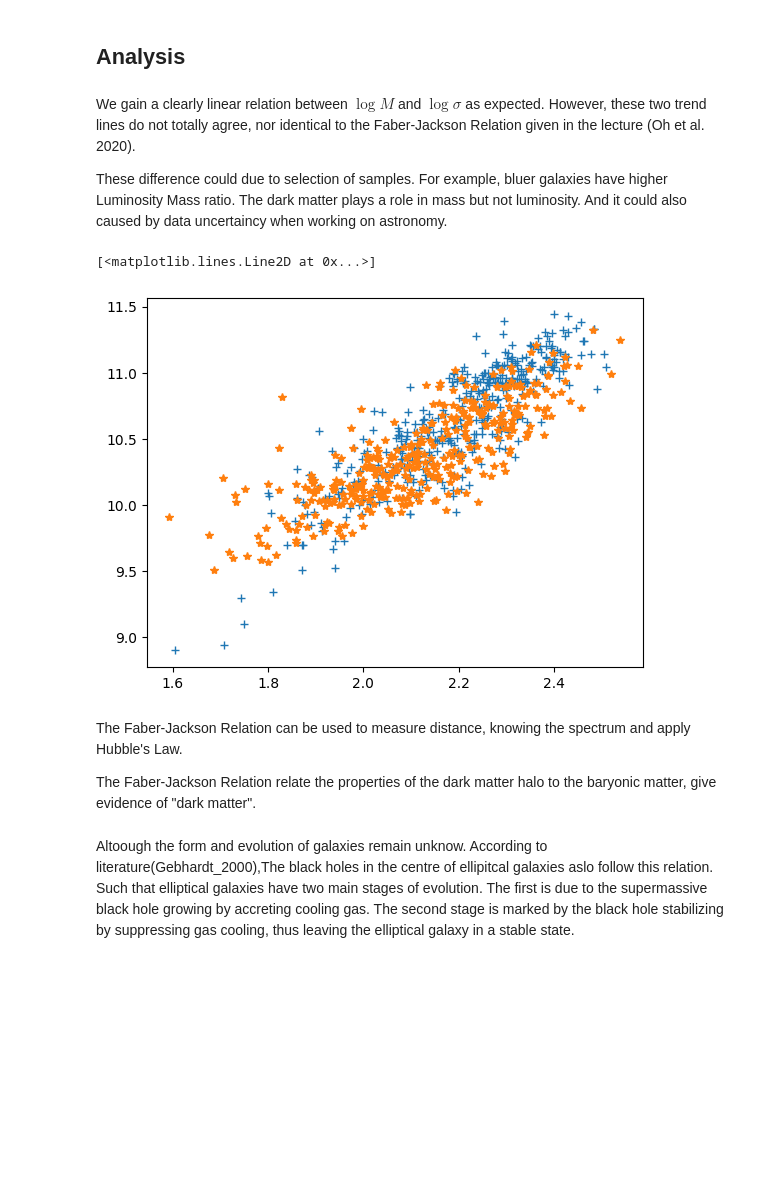
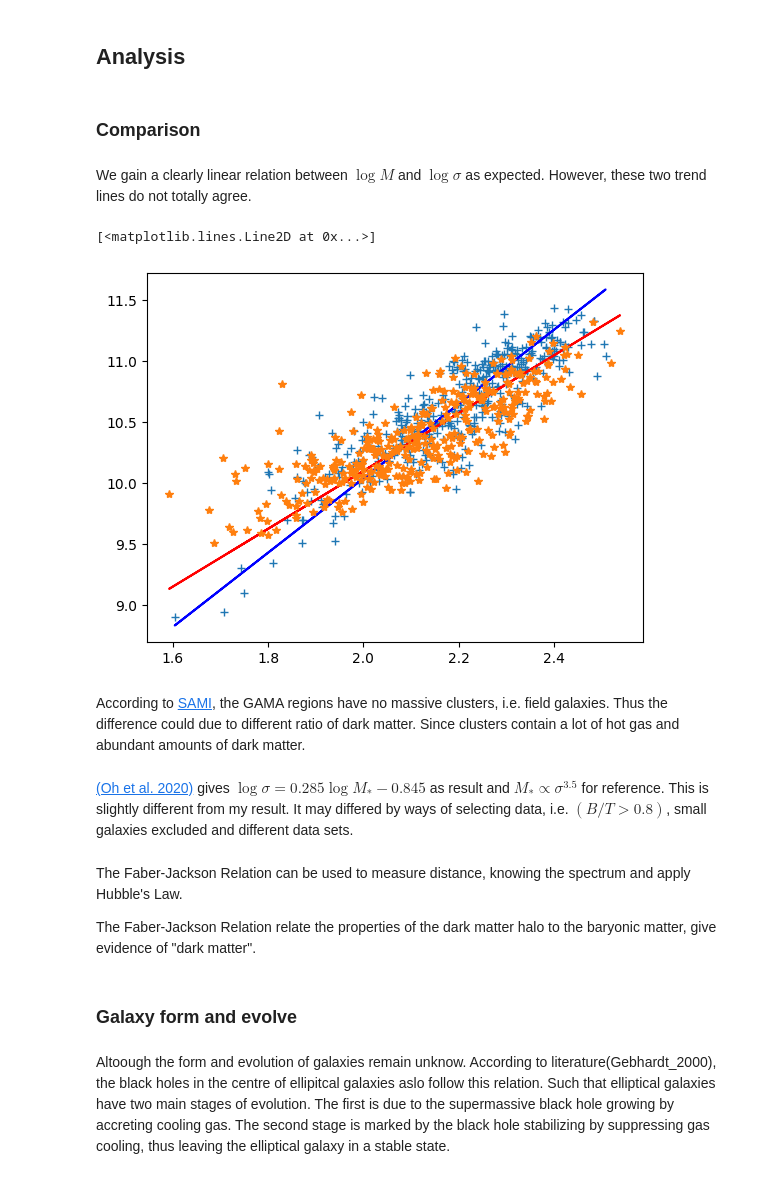
Before and after one commit to Yuang-Tan/PHYS3116-Computational, a Jupyter notebook: computation 2.ipynb, the cells around one changed output. Cells and saved outputs as stored; diff of their text form; code cells hidden in the pictures; blank space fills up the shorter version.

```diff
--- a/computation 2.ipynb
+++ b/computation 2.ipynb
@@ -378,19 +384,34 @@ Text(0, 0.5, '$logM_*$ $[M_\\odot]$')
 [figure]
 # %% [markdown]
 ## Analysis
+# %% [markdown]
+### Comparison
 # %% [markdown]
-We gain a clearly linear relation between $\log M$ and $\log \sigma $ as expected. However, these two trend lines do not totally agree, nor identical to the Faber-Jackson Relation given in the lecture (Oh et al. 2020).
-
-These difference could due to selection of samples. For example, bluer galaxies have higher Luminosity Mass ratio. The dark matter plays a role in mass but not luminosity. And it could also caused by data uncertaincy when working on astronomy.
+We gain a clearly linear relation between $\log M$ and $\log \sigma $ as expected. However, these two trend lines do not totally agree.
 # %%
 plt.plot(np.log10(gama_velocity_dispersion),gama_mstar, '+')
+
+plt.plot(np.log10(gama_velocity_dispersion_no_nan), linear(gama_output.beta, np.log10(gama_velocity_dispersion_no_nan)),
+         color='blue', label = "y = ({:.2f} +/- {:.2f}) * x\n+ ({:.2f} +/- {:.2f})"
+         .format(gama_output.beta[0], gama_output.sd_beta[0],gama_output.beta[1], gama_output.sd_beta[1]))
+
+plt.plot(np.log10(clusters_velocity_dispersion_no_nan), linear(clusters_output.beta, np.log10(clusters_velocity_dispersion_no_nan)),
+         color='red', label = "y = ({:.2f} +/- {:.2f}) * x\n+ ({:.2f} +/- {:.2f})"
+         .format(clusters_output.beta[0], clusters_output.sd_beta[0],clusters_output.beta[1], clusters_output.sd_beta[1]))
+
 plt.plot(np.log10(clusters_velocity_dispersion),clusters_mstar, '*')
 # %% [output]
 [<matplotlib.lines.Line2D at 0x...>]
-[figure, old version]
+[figure, new version]
+# %% [markdown]
+According to [SAMI](https://sami-survey.org/science-overview), the GAMA regions have no massive clusters, i.e. field galaxies. Thus the difference could due to different ratio of dark matter. Since clusters contain a lot of hot gas and abundant amounts of dark matter.
+# %% [markdown]
+[(Oh et al. 2020)](https://academic.oup.com/mnras/article/495/4/4638/5837093) gives $\log \sigma=0.285\log M_*-0.845$ as result and $ M_*\propto \sigma^{3.5}$ for reference. This is slightly different from my result. It may differed by ways of selecting data, i.e. $(B/T>0.8)$, small galaxies excluded and different data sets.
 # %% [markdown]
 The Faber-Jackson Relation can be used to measure distance, knowing the spectrum and apply Hubble's Law.
 
 The Faber-Jackson Relation relate the properties of the dark matter halo to the baryonic matter, give evidence of "dark matter".
+# %% [markdown]
+### Galaxy form and evolve
 # %% [markdown]
-Altoough the form and evolution of galaxies remain unknow. According to literature(Gebhardt_2000),The black holes in the centre of ellipitcal galaxies aslo follow this relation. Such that elliptical galaxies have two main stages of evolution. The first is due to the supermassive black hole growing by accreting cooling gas. The second stage is marked by the black hole stabilizing by suppressing gas cooling, thus leaving the elliptical galaxy in a stable state.
+Altoough the form and evolution of galaxies remain unknow. According to literature(Gebhardt_2000), the black holes in the centre of ellipitcal galaxies aslo follow this relation. Such that elliptical galaxies have two main stages of evolution. The first is due to the supermassive black hole growing by accreting cooling gas. The second stage is marked by the black hole stabilizing by suppressing gas cooling, thus leaving the elliptical galaxy in a stable state.
```
Also changed, not shown: parts of 3 cells of this notebook.
